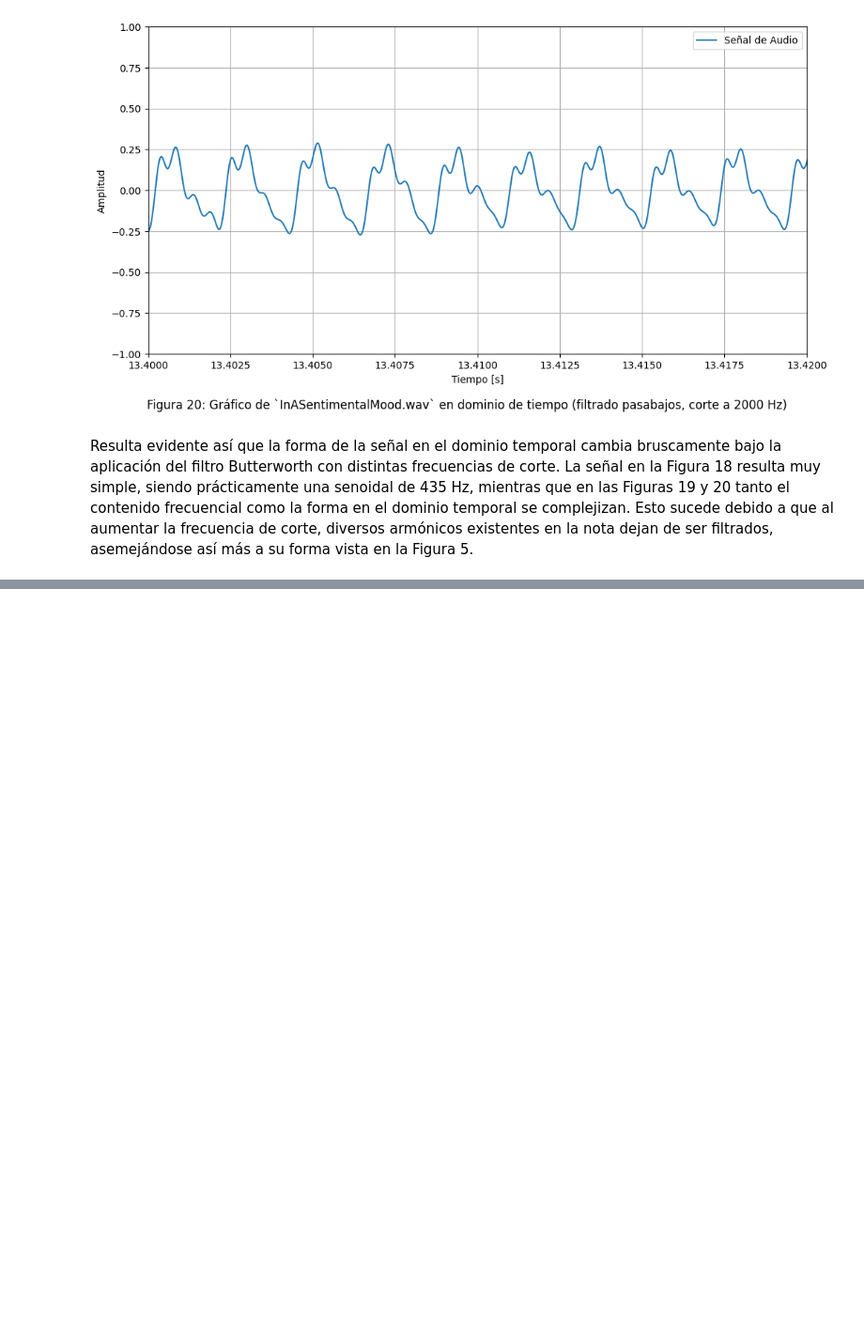
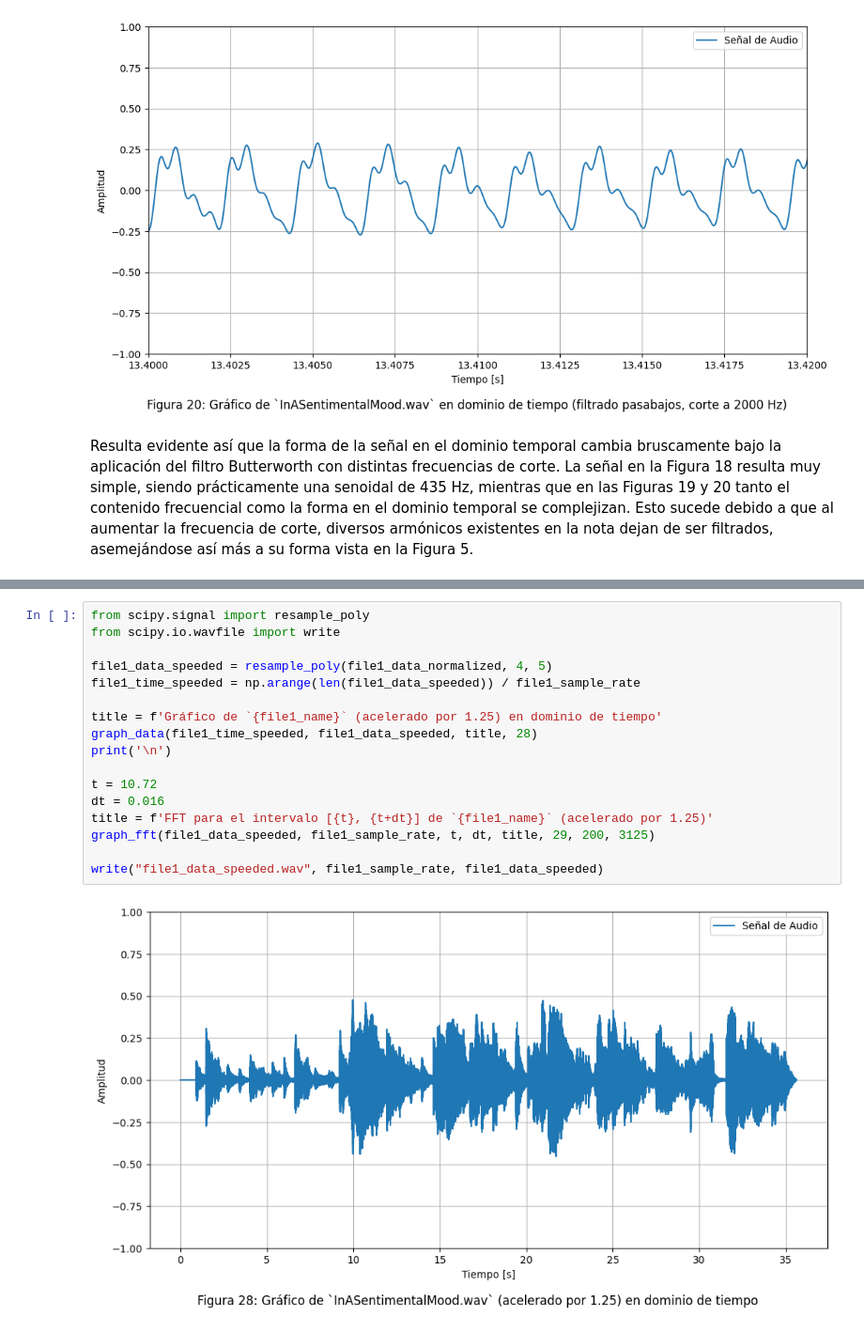
Before and after one commit to mjkloeckner/TB065, a Jupyter notebook: tercera_parte/tpe_tercera_parte.ipynb, the cells around one changed output, grey strips where cells are left out. Shown at 94% size. Drawn from its saved outputs; the diff is of its cells as text; blank space fills up the shorter version.

```diff
--- a/tercera_parte/tpe_tercera_parte.ipynb
+++ b/tercera_parte/tpe_tercera_parte.ipynb
@@ -485,0 +490,19 @@ graph_data(file3_time, file3_data_normalized, title2, 27, u, du)
+# %%
+from scipy.signal import resample_poly
+from scipy.io.wavfile import write
+
+file1_data_speeded = resample_poly(file1_data_normalized, 4, 5)
+file1_time_speeded = np.arange(len(file1_data_speeded)) / file1_sample_rate
+
+title = f'Gráfico de `{file1_name}` (acelerado por 1.25) en dominio de tiempo'
+graph_data(file1_time_speeded, file1_data_speeded, title, 28)
+print('\n')
+
+t = 10.72
+dt = 0.016
+title = f'FFT para el intervalo [{t}, {t+dt}] de `{file1_name}` (acelerado por 1.25)'
+graph_fft(file1_data_speeded, file1_sample_rate, t, dt, title, 29, 200, 3125)
+
+write("file1_data_speeded.wav", file1_sample_rate, file1_data_speeded)
+# %% [output]
+[figure, added]
```
Also changed, not shown: parts of 24 cells of this notebook.
